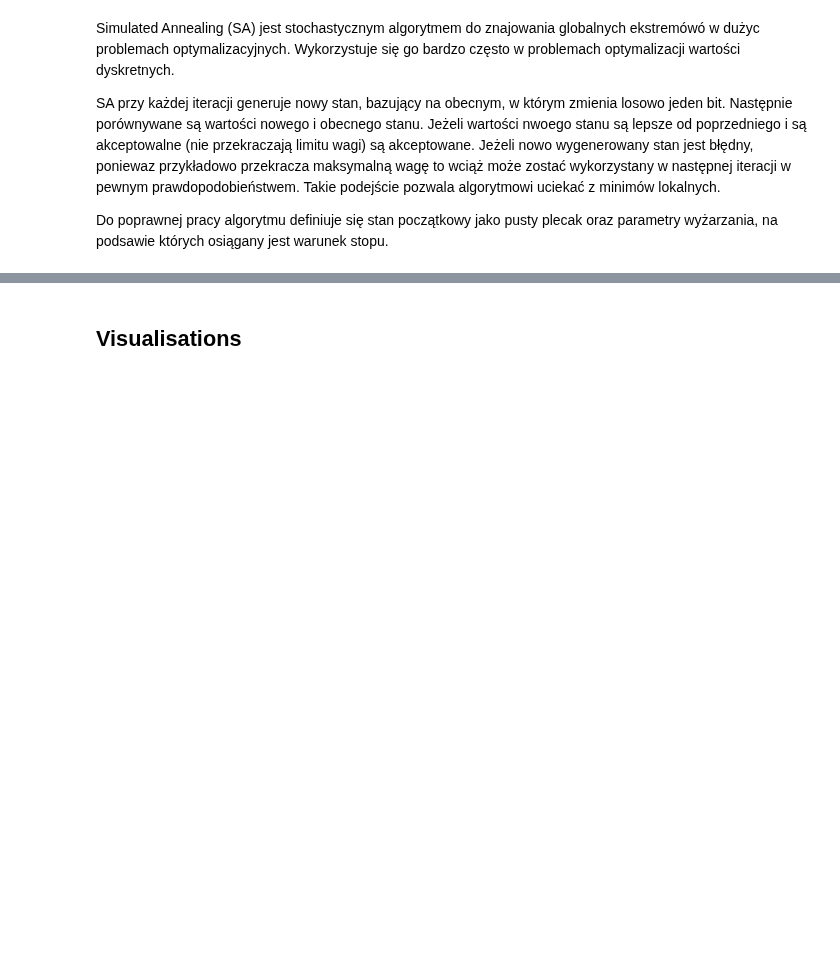
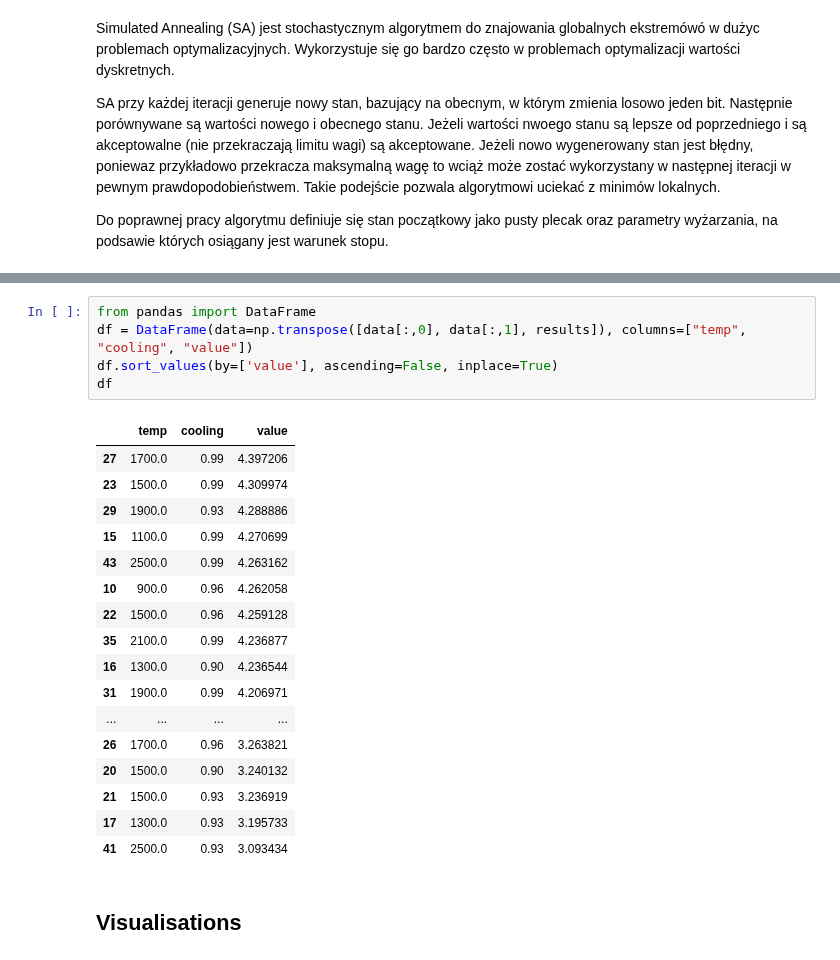
Before and after one commit to Vergenter/mswum, a Jupyter notebook: simulatedAnnealingImplementation.ipynb, the cells around one changed output, grey strips where cells are left out. Cells and saved outputs as stored; diff of their text form; blank space fills up the shorter version.

```diff
--- a/simulatedAnnealingImplementation.ipynb
+++ b/simulatedAnnealingImplementation.ipynb
@@ -113,3 +158,26 @@ Difference (value, weight): [4.457322511086659e-09, 1.923848191864863e-09]
+# %%
+from pandas import DataFrame
+df = DataFrame(data=np.transpose([data[:,0], data[:,1], results]), columns=["temp", "cooling", "value"])
+df.sort_values(by=['value'], ascending=False, inplace=True)
+df
+# %% [output]
+|  | temp | cooling | value |
+| 27 | 1700.0 | 0.99 | 4.397206 |
+| 23 | 1500.0 | 0.99 | 4.309974 |
+| 29 | 1900.0 | 0.93 | 4.288886 |
+| 15 | 1100.0 | 0.99 | 4.270699 |
+| 43 | 2500.0 | 0.99 | 4.263162 |
+| 10 | 900.0 | 0.96 | 4.262058 |
+| 22 | 1500.0 | 0.96 | 4.259128 |
+| 35 | 2100.0 | 0.99 | 4.236877 |
+| 16 | 1300.0 | 0.90 | 4.236544 |
+| 31 | 1900.0 | 0.99 | 4.206971 |
+| ... | ... | ... | ... |
+| 26 | 1700.0 | 0.96 | 3.263821 |
+| 20 | 1500.0 | 0.90 | 3.240132 |
+| 21 | 1500.0 | 0.93 | 3.236919 |
+| 17 | 1300.0 | 0.93 | 3.195733 |
+| 41 | 2500.0 | 0.93 | 3.093434 |
 # %% [markdown]
 ## Visualisations
 # %% [markdown]
```
Also changed, not shown: parts of 9 cells of this notebook.
